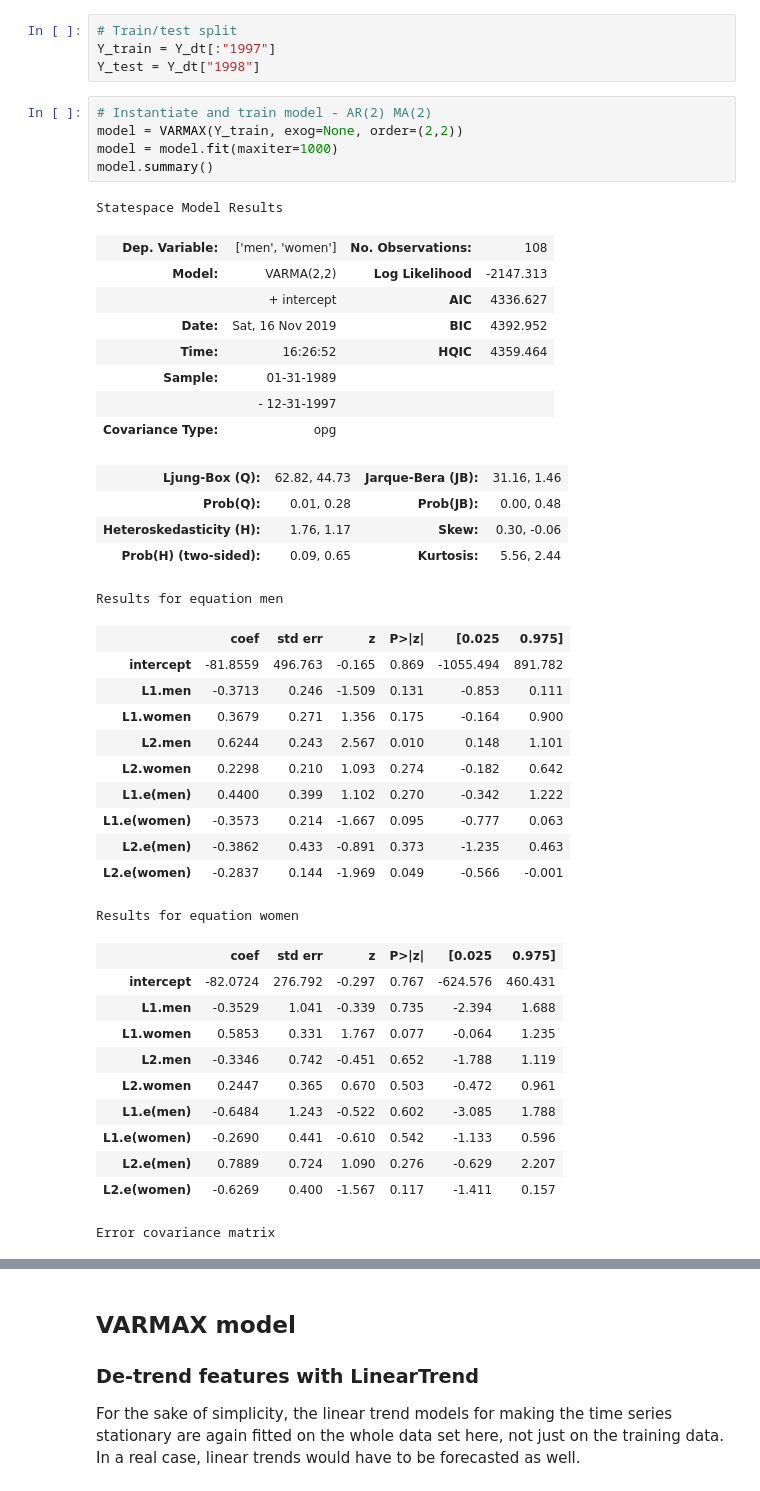
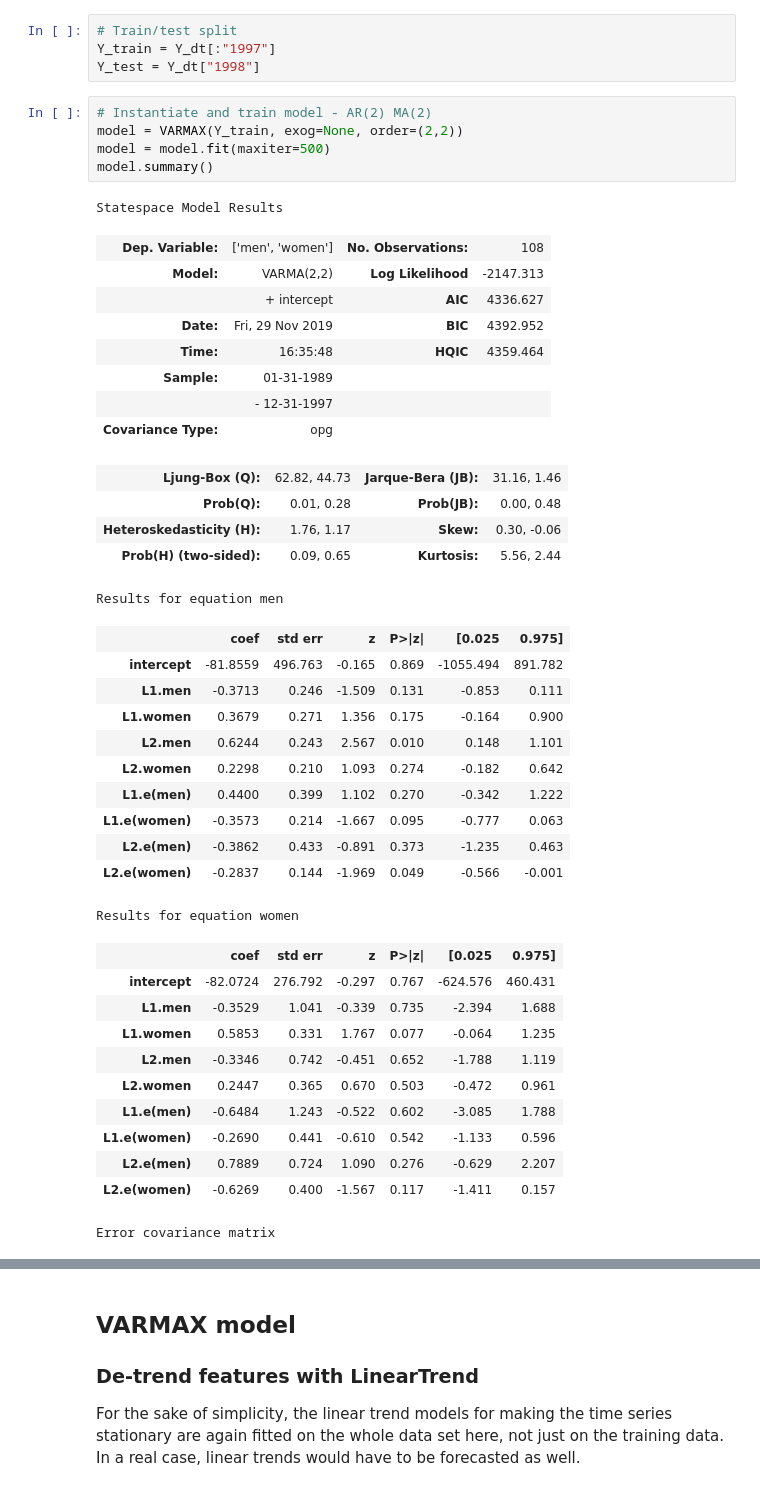
Before and after one commit to LukeBeckerBB/forecasting-toolkit, a Jupyter notebook: 14-var-models.ipynb, the cells around one changed output, grey strips where cells are left out. Drawn from its saved outputs; the diff is of its cells as text.

```diff
--- a/14-var-models.ipynb
+++ b/14-var-models.ipynb
@@ -164,15 +177,15 @@ Y_test = Y_dt["1998"]
 # %%
 # Instantiate and train model - AR(2) MA(2)
 model = VARMAX(Y_train, exog=None, order=(2,2))
-model = model.fit(maxiter=1000)
+model = model.fit(maxiter=500)
 model.summary()
 # %% [output]
 Statespace Model Results
 | Dep. Variable: | ['men', 'women'] | No. Observations: | 108 |
 | Model: | VARMA(2,2) | Log Likelihood | -2147.313 |
 |  | + intercept | AIC | 4336.627 |
-| Date: | Sat, 16 Nov 2019 | BIC | 4392.952 |
-| Time: | 16:26:52 | HQIC | 4359.464 |
+| Date: | Fri, 29 Nov 2019 | BIC | 4392.952 |
+| Time: | 16:35:48 | HQIC | 4359.464 |
 | Sample: | 01-31-1989 |  |  |
 |  | - 12-31-1997 |  |  |
 | Covariance Type: | opg |  |  |
```
Also changed, not shown: parts of 6 cells of this notebook, 9 other files.
